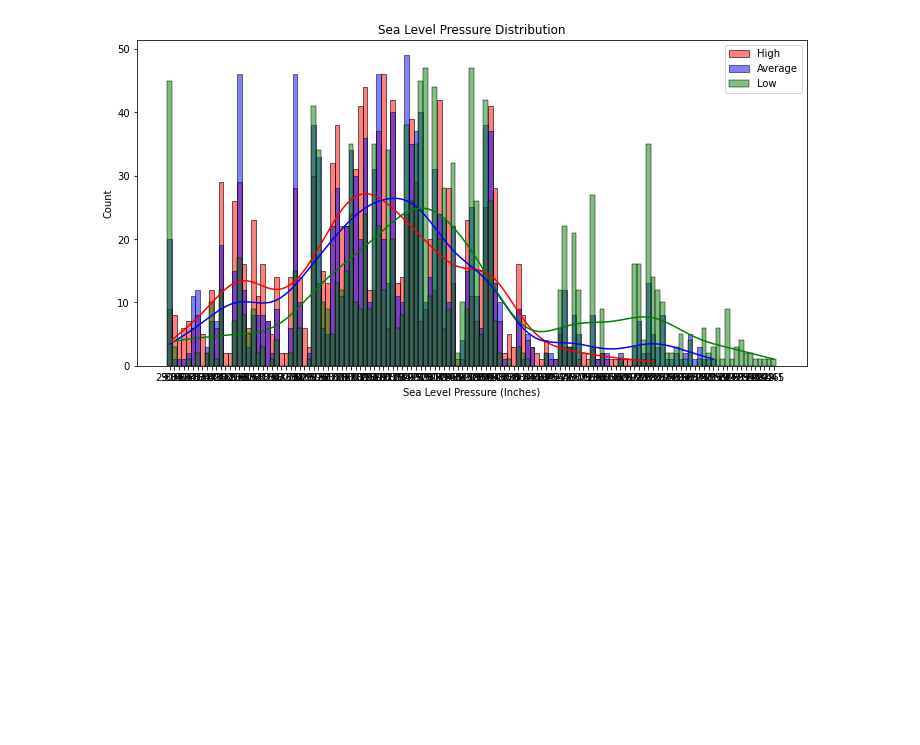
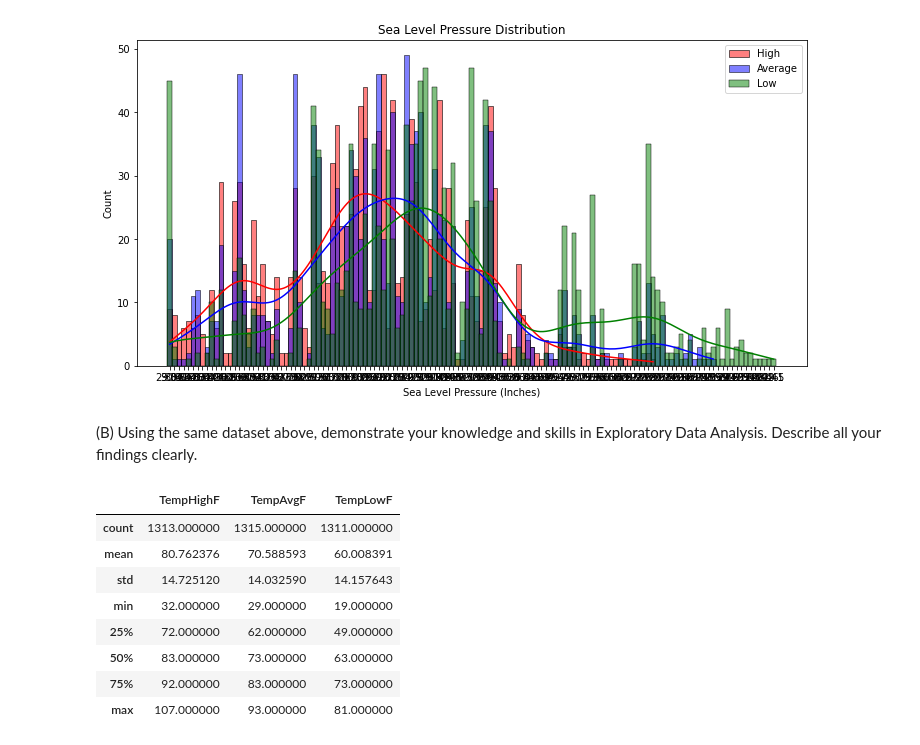
Before and after one commit to pubuduarosha/py-passpaper2022, a Jupyter notebook: Q2_a.ipynb, the cells around one changed output. Cells and saved outputs as stored; diff of their text form; code cells hidden in the pictures; blank space fills up the shorter version.

```diff
--- a/Q2_a.ipynb
+++ b/Q2_a.ipynb
@@ -119,3 +119,18 @@ plt.legend()
 plt.show()
 # %% [output]
 [figure]
+# %% [markdown]
+(B) Using the same dataset above, demonstrate your knowledge and skills in Exploratory Data Analysis. Describe all your findings clearly.
+# %%
+# Display basic statistics of the dataset
+data.describe()
+# %% [output]
+|  | TempHighF | TempAvgF | TempLowF |
+| count | 1313.000000 | 1315.000000 | 1311.000000 |
+| mean | 80.762376 | 70.588593 | 60.008391 |
+| std | 14.725120 | 14.032590 | 14.157643 |
+| min | 32.000000 | 29.000000 | 19.000000 |
+| 25% | 72.000000 | 62.000000 | 49.000000 |
+| 50% | 83.000000 | 73.000000 | 63.000000 |
+| 75% | 92.000000 | 83.000000 | 73.000000 |
+| max | 107.000000 | 93.000000 | 81.000000 |
```
Also changed, not shown: parts of 8 cells of this notebook, 1 other file.
